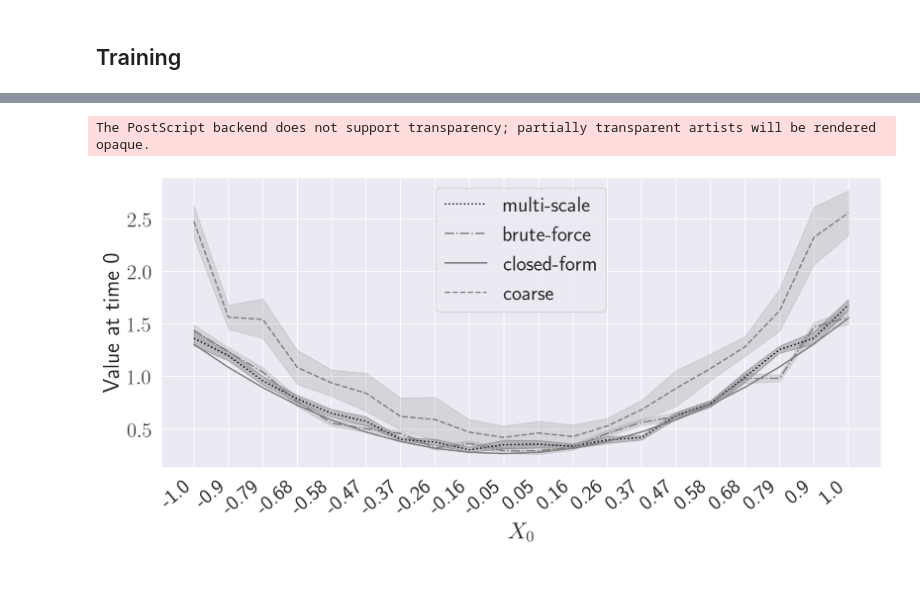
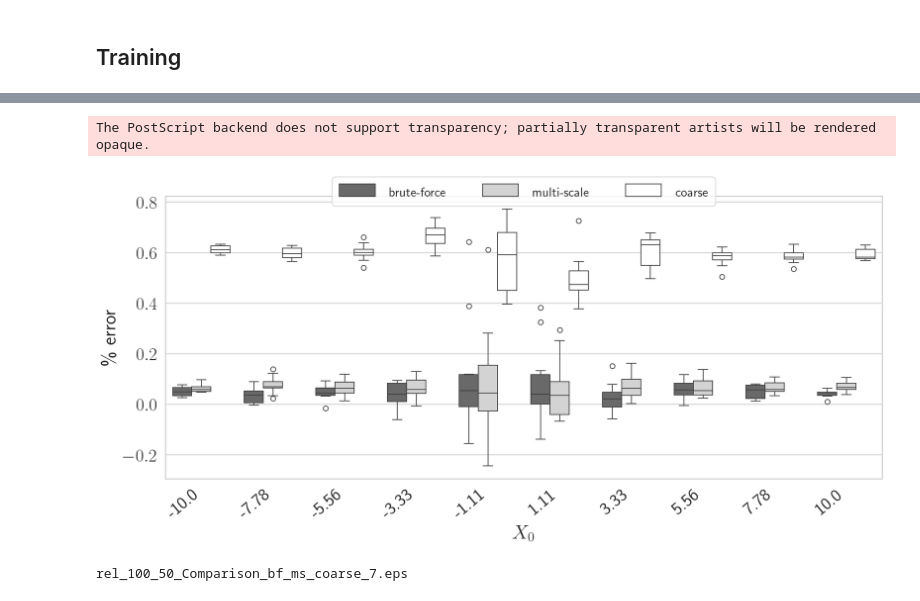
Before and after one commit to arashfahim/multiscale-PGM-for-stochastic-control, a Jupyter notebook: LQC/rewrite/LQC_Updated_v7.ipynb, the cells around one changed output, grey strips where cells are left out. Cells and saved outputs as stored; diff of their text form; code cells hidden in the pictures.

```diff
--- a/LQC/rewrite/LQC_Updated_v7.ipynb
+++ b/LQC/rewrite/LQC_Updated_v7.ipynb
@@ -498,0 +545,4 @@ g.set_xticklabels([np.round(float(t.get_text()),2)  for t in g.get_xticklabels()
+# %%
+df_box_co = ((df_co[1]-df_co['closed'])/df_co['closed']).reset_index()
+df_box_co.columns = ['x', 'rel_error']
+df_box_co['Method'] = 'coarse'
@@ -948,0 +1085,11 @@ df_final = pd.concat([df_ms1,df_bf1,df_clf,df_crs],axis=0)
+# %%
+df_bf = pd.DataFrame(np.zeros([K*L,4]),columns=[1,'closed','C','MS']);
+for i,_ in df_bf.iterrows():
+    # df_bf.loc[i,10] = bf_lqsc.cost_eval(lqsc.policy,3000,X[i%K],policy_update_lag=10).clone().detach().numpy()
+    df_bf.loc[i,1] = bf_lqsc.cost_eval(bf_lqsc.policy,1,X[i%K]).clone().detach().numpy()
+    df_bf.loc[i,'C'] = lqsc.cost_eval(lqsc.policy,1,X[i%K]).clone().detach().numpy()
+    df_bf.loc[i,'MS'] = ms1.cost_eval(ms1.policy,1,X[i%K]).clone().detach().numpy()
+df_bf['closed'] = list(solution(tx))*L
+df_bf['index'] = [str(np.round(x,3)) for x in X.clone().detach().numpy()]*L
+df_bf.set_index('index',inplace=True,drop=True)
+df_bf
@@ -948,0 +1111,6 @@ df_final = pd.concat([df_ms1,df_bf1,df_clf,df_crs],axis=0)
+# %%
+df_box_bf = ((df_bf[1]-df_bf['closed'])/df_bf['closed']).reset_index()
+df_box_bf.columns = ['x', 'rel_error']
+df_box_bf['Method'] = 'brute-force'
+df_box_bfmsc = pd.concat([df_box_bf,df_box_msc],axis=0)
+df_box_bfmsc
@@ -949,20 +1131,20 @@ df_final = pd.concat([df_ms1,df_bf1,df_clf,df_crs],axis=0)
 # %%
-fig = plt.figure(figsize=(12,6),dpi=150);
-g = sns.lineplot(data=df_final, x= 'x', y = 'val', hue = 'Method', palette=['black', 'grey', 'grey', 'grey']);
-g.lines[0].set_linestyle(":")
-g.lines[1].set_linestyle("-.")
-g.lines[3].set_linestyle("--")
-leg = g.legend()
-leg_lines = leg.get_lines()
-leg_lines[0].set_linestyle(":")
-leg_lines[1].set_linestyle("-.")
-leg_lines[3].set_linestyle("--")
-g.set_xlabel(r'$X_0$');
-g.set_ylabel(r'Value at time 0');
+fig = plt.figure(figsize=(14,7),dpi=150);
+sns.set_style("whitegrid");
+g = sns.boxplot(data=df_box_bfmsc, y = 'rel_error', x = 'x', hue='Method', palette=['dimgrey', 'lightgrey', 'white']);#, boxprops=dict(facecolor='none'));
 g.set_xticklabels([np.round(float(t.get_text()),2)  for t in g.get_xticklabels()], rotation=40, ha="right")
+g.set_xlabel(r"$X_0$");
+g.set_ylabel(r"\% error");
+sns.move_legend(g, "upper center", bbox_to_anchor=(.5, 1.1), ncol=3, title=None)
+plt.setp(g.get_legend().get_texts(), fontsize='16') # for legend text
+plt.setp(g.get_legend().get_title(), fontsize='12') # for legend title
 plt.tight_layout();
-plt.savefig("{}_{}_Comparison_bf_ms_coarse{}.png".format(model_params['num_samples'],ms1_model_params['num_samples'],version));
-plt.savefig("{}_{}_Comparison_bf_ms_coarse{}.eps".format(model_params['num_samples'],ms1_model_params['num_samples'],version), format='eps');
+plt.savefig("rel_{}_{}_Comparison_bf_ms_coarse{}.png".format(model_params['num_samples'],ms1_model_params['num_samples'],version));
+plt.savefig("rel_{}_{}_Comparison_bf_ms_coarse{}.eps".format(model_params['num_samples'],ms1_model_params['num_samples'],version), format='eps');
 # %% [output]
 The PostScript backend does not support transparency; partially transparent artists will be rendered opaque.
-[figure, old version]
+[figure, new version]
+# %%
+print("rel_{}_{}_Comparison_bf_ms_coarse{}.eps".format(model_params['num_samples'],ms1_model_params['num_samples'],version))
+# %% [output]
+rel_100_50_Comparison_bf_ms_coarse_7.eps
```
Also changed, not shown: parts of 24 cells of this notebook, 11 other files.
